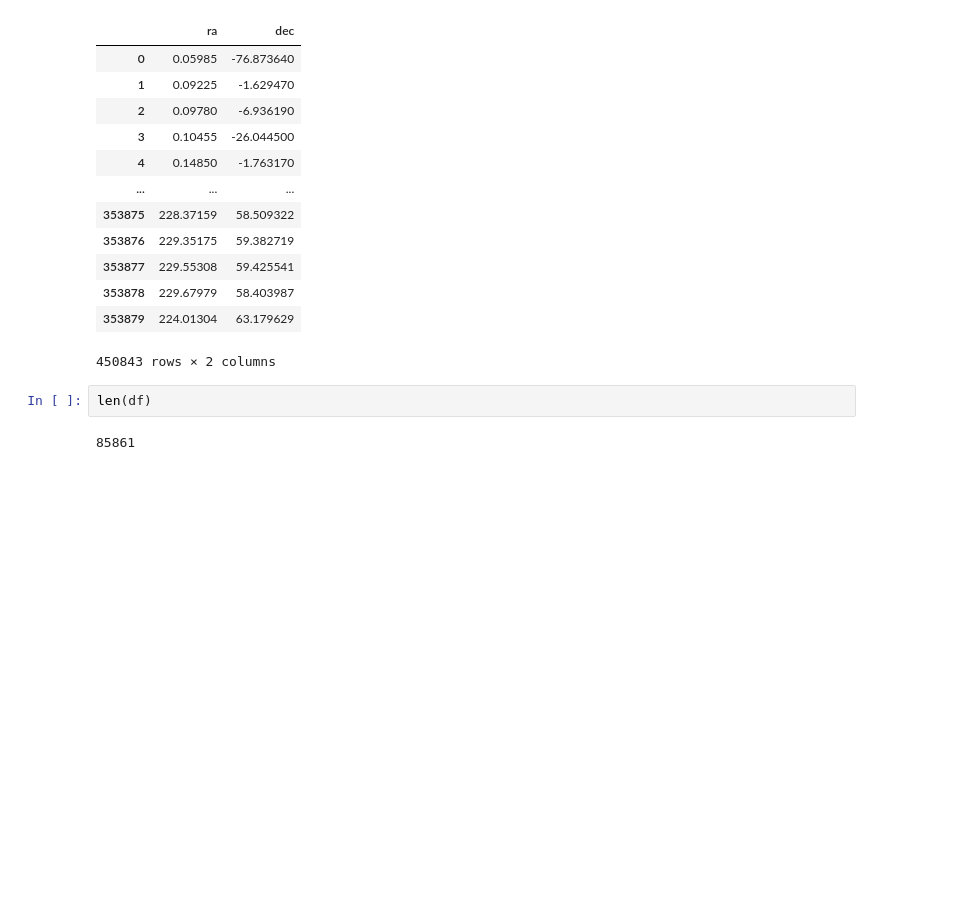
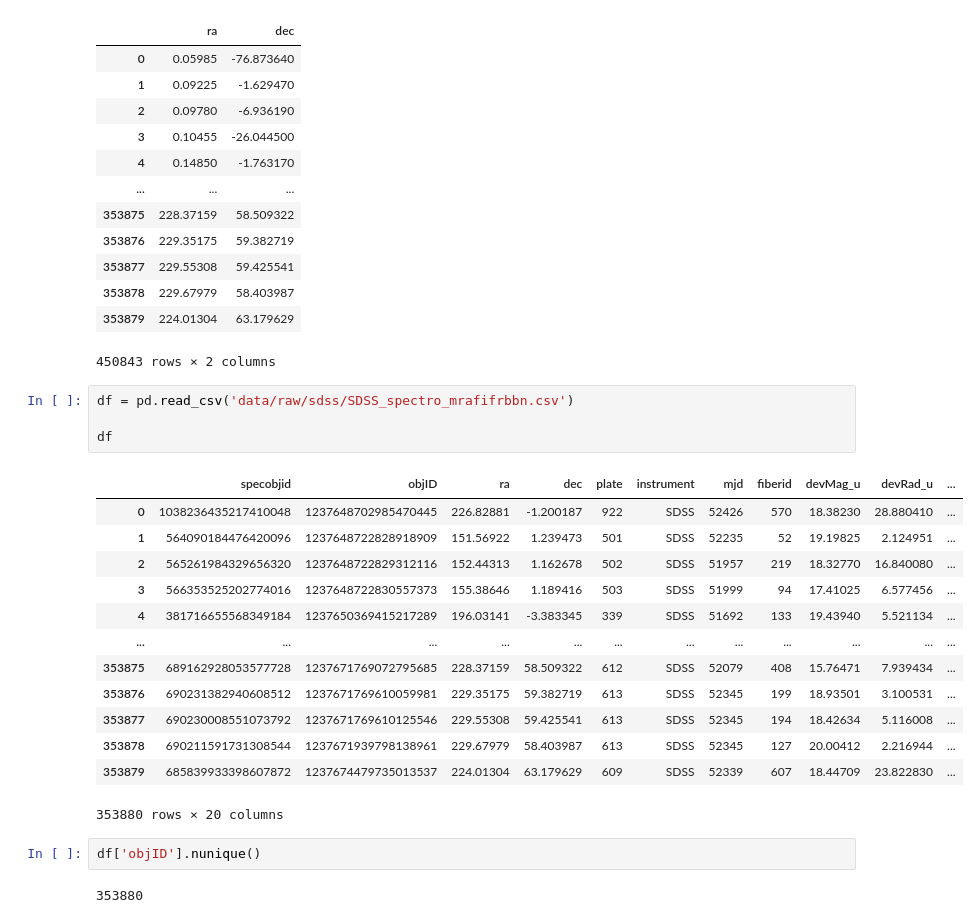
Before and after one commit to mrafifrbbn/thesis-research-2.0, a Jupyter notebook: notebook.ipynb, the cells around one changed output. Drawn from its saved outputs; the diff is of its cells as text; blank space fills up the shorter version.

```diff
--- a/notebook.ipynb
+++ b/notebook.ipynb
@@ -82,6 +98,24 @@ df
 | 353879 | 224.01304 | 63.179629 |
 450843 rows × 2 columns
 # %%
-len(df)
+df = pd.read_csv('data/raw/sdss/SDSS_spectro_mrafifrbbn.csv')
+
+df
 # %% [output]
+|  | specobjid | objID | ra | dec | plate | instrument | mjd | fiberid | devMag_u | devRad_u | ... |
+| 0 | 1038236435217410048 | 1237648702985470445 | 226.82881 | -1.200187 | 922 | SDSS | 52426 | 570 | 18.38230 | 28.880410 | ... |
+| 1 | 564090184476420096 | 1237648722828918909 | 151.56922 | 1.239473 | 501 | SDSS | 52235 | 52 | 19.19825 | 2.124951 | ... |
+| 2 | 565261984329656320 | 1237648722829312116 | 152.44313 | 1.162678 | 502 | SDSS | 51957 | 219 | 18.32770 | 16.840080 | ... |
+| 3 | 566353525202774016 | 1237648722830557373 | 155.38646 | 1.189416 | 503 | SDSS | 51999 | 94 | 17.41025 | 6.577456 | ... |
+| 4 | 381716655568349184 | 1237650369415217289 | 196.03141 | -3.383345 | 339 | SDSS | 51692 | 133 | 19.43940 | 5.521134 | ... |
+| ... | ... | ... | ... | ... | ... | ... | ... | ... | ... | ... | ... |
+| 353875 | 689162928053577728 | 1237671769072795685 | 228.37159 | 58.509322 | 612 | SDSS | 52079 | 408 | 15.76471 | 7.939434 | ... |
+| 353876 | 690231382940608512 | 1237671769610059981 | 229.35175 | 59.382719 | 613 | SDSS | 52345 | 199 | 18.93501 | 3.100531 | ... |
+| 353877 | 690230008551073792 | 1237671769610125546 | 229.55308 | 59.425541 | 613 | SDSS | 52345 | 194 | 18.42634 | 5.116008 | ... |
+| 353878 | 690211591731308544 | 1237671939798138961 | 229.67979 | 58.403987 | 613 | SDSS | 52345 | 127 | 20.00412 | 2.216944 | ... |
+| 353879 | 685839933398607872 | 1237674479735013537 | 224.01304 | 63.179629 | 609 | SDSS | 52339 | 607 | 18.44709 | 23.822830 | ... |
-85861
+353880 rows × 20 columns
+# %%
+df['objID'].nunique()
+# %% [output]
+353880
```
Also changed, not shown: parts of 1 cell of this notebook, 13 other files.
